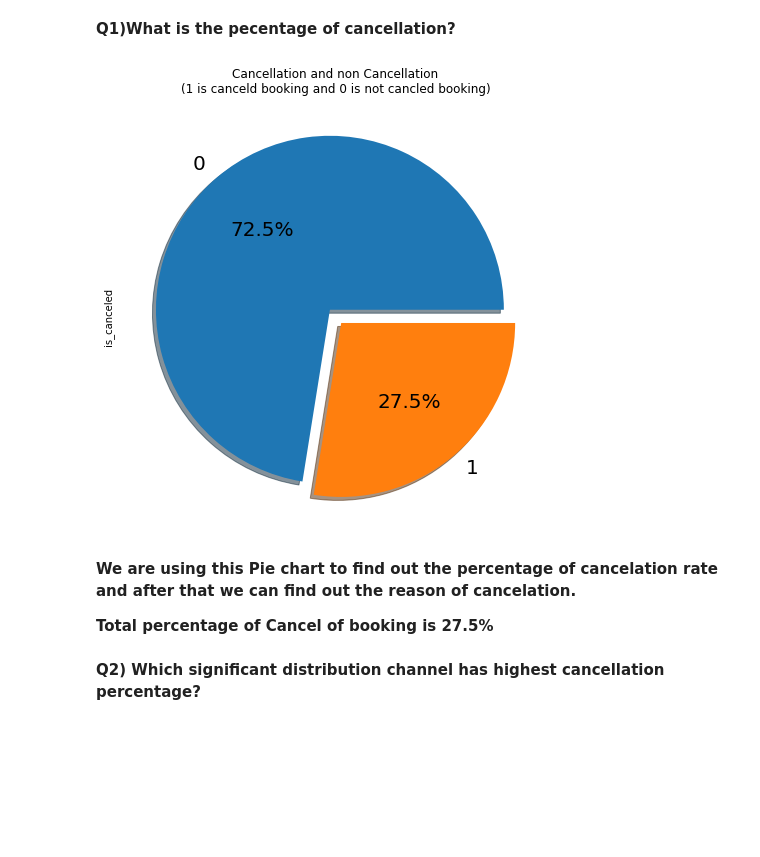
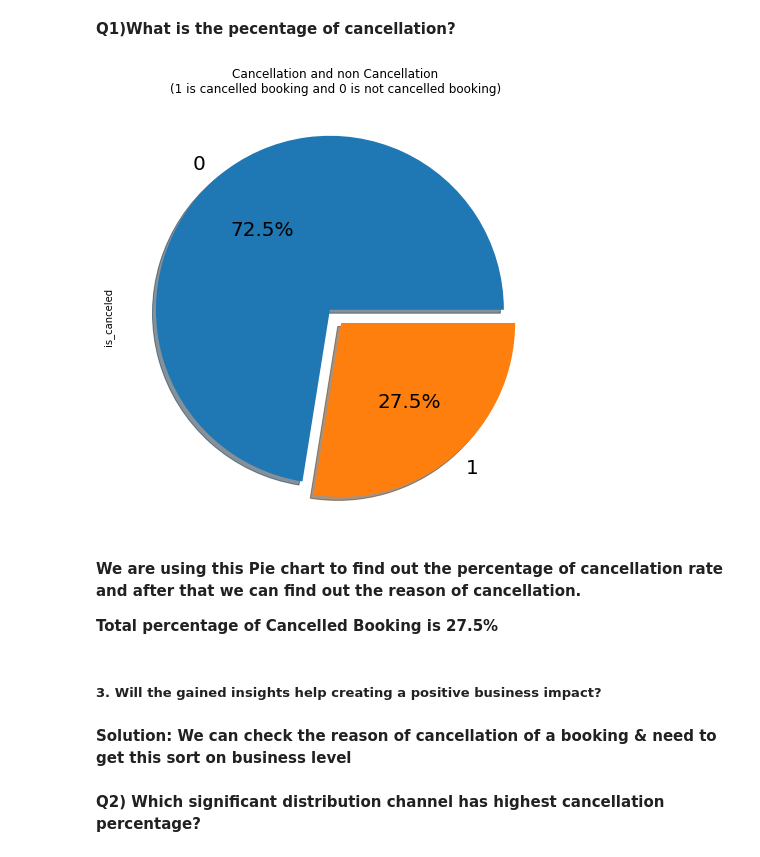
Before and after one commit to bikashsasmal/EDA-Group-Hotel-Booking-Analysis---Capstone-Project-1-.ipynb-by-rebooters, a Jupyter notebook: EDA(Group)_Hotel_Booking_Analysis_Capstone_Project_1_ipynb_by_rebooters.ipynb, the cells around one changed output. Drawn from its saved outputs; the diff is of its cells as text; code cells hidden in the pictures; blank space fills up the shorter version.

Commit message:
Final project after adding the Technical Documentation and Rows & Columns count

```diff
--- a/EDA(Group)_Hotel_Booking_Analysis_Capstone_Project_1_ipynb_by_rebooters.ipynb
+++ b/EDA(Group)_Hotel_Booking_Analysis_Capstone_Project_1_ipynb_by_rebooters.ipynb
@@ -722,14 +810,18 @@ Resort hotel has more revnue generating deals by direct and TA/TO channel. Resor
 **Q1)What is the pecentage of cancellation?**
 # %%
 df1['is_canceled'].value_counts().plot.pie(explode=[0.05, 0.05], autopct='%1.1f%%', shadow=True, figsize=(10,8),fontsize=20)
-plt.title("Cancellation and non Cancellation\n(1 is canceld booking and 0 is not cancled booking)")
+plt.title("Cancellation and non Cancellation\n(1 is cancelled booking and 0 is not cancelled booking)")
 plt.show()
 # %% [output]
-[figure, old version]
+[figure, new version]
 # %% [markdown]
-**We are using this Pie chart to find out the percentage of cancelation rate and after that we can find out the reason of cancelation.**
+**We are using this Pie chart to find out the percentage of cancellation rate and after that we can find out the reason of cancellation.**
 
-**Total percentage of Cancel of booking is 27.5%**
+**Total percentage of Cancelled Booking is 27.5%**
+# %% [markdown]
+##### 3. Will the gained insights help creating a positive business impact?
+# %% [markdown]
+**Solution: We can check the reason of cancellation of a booking & need to get this sort on business level**
 # %% [markdown]
 **Q2) Which significant distribution channel has highest cancellation percentage?**
 # %%
```
Also changed, not shown: parts of 69 cells of this notebook.
